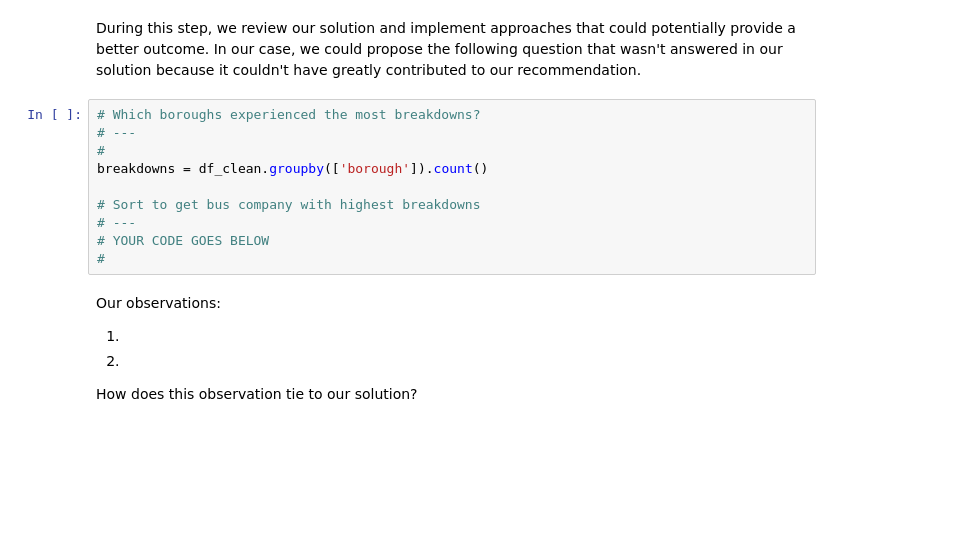
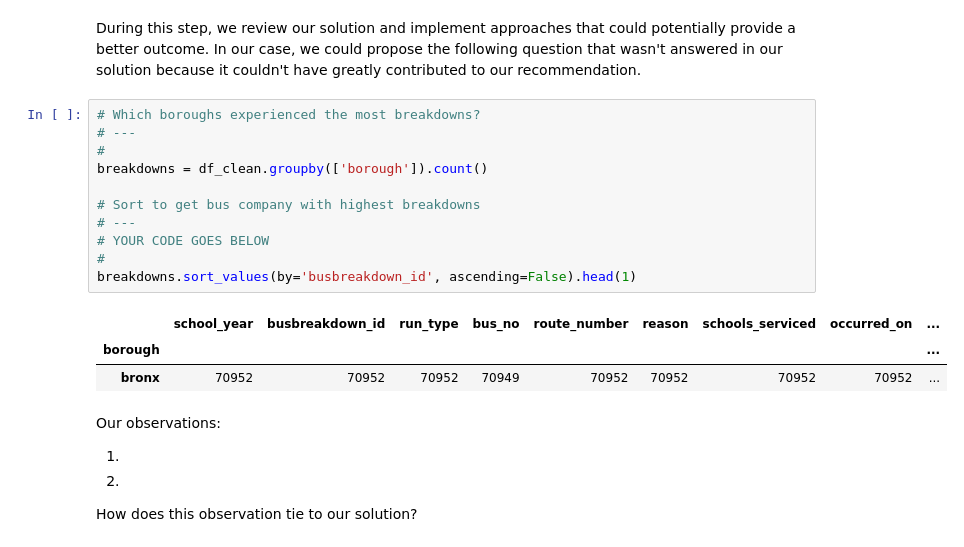
Before and after one commit to Kigunda-lilian/data-cleaning-with-python-project, a Jupyter notebook: AfterWork_Data_Science_Data_Cleaning_with_Python_Project.ipynb, the cells around one changed output. Drawn from its saved outputs; the diff is of its cells as text; blank space fills up the shorter version.

```diff
--- a/AfterWork_Data_Science_Data_Cleaning_with_Python_Project.ipynb
+++ b/AfterWork_Data_Science_Data_Cleaning_with_Python_Project.ipynb
@@ -662,13 +667,18 @@ During this step, we review our solution and implement  approaches that could po
 # %%
 # Which boroughs experienced the most breakdowns?
 # ---
 #
 breakdowns = df_clean.groupby(['borough']).count()
 
 # Sort to get bus company with highest breakdowns
 # ---
 # YOUR CODE GOES BELOW
 #
+breakdowns.sort_values(by='busbreakdown_id', ascending=False).head(1)
+# %% [output]
+|  | school_year | busbreakdown_id | run_type | bus_no | route_number | reason | schools_serviced | occurred_on | ... |
+| borough |  |  |  |  |  |  |  |  | ... |
+| bronx | 70952 | 70952 | 70952 | 70949 | 70952 | 70952 | 70952 | 70952 | ... |
 # %% [markdown]
 Our observations:
 
```
Also changed, not shown: parts of 1 cell of this notebook.
